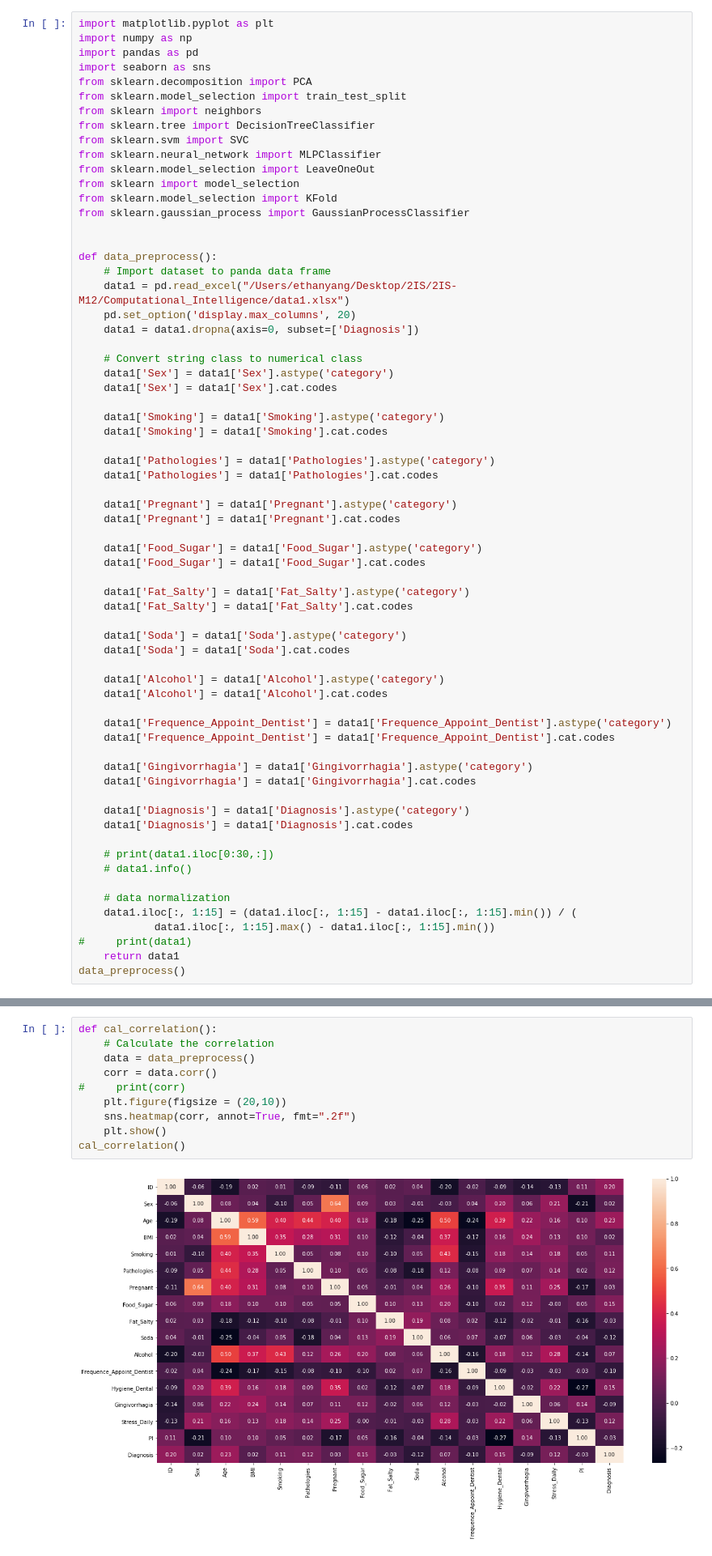
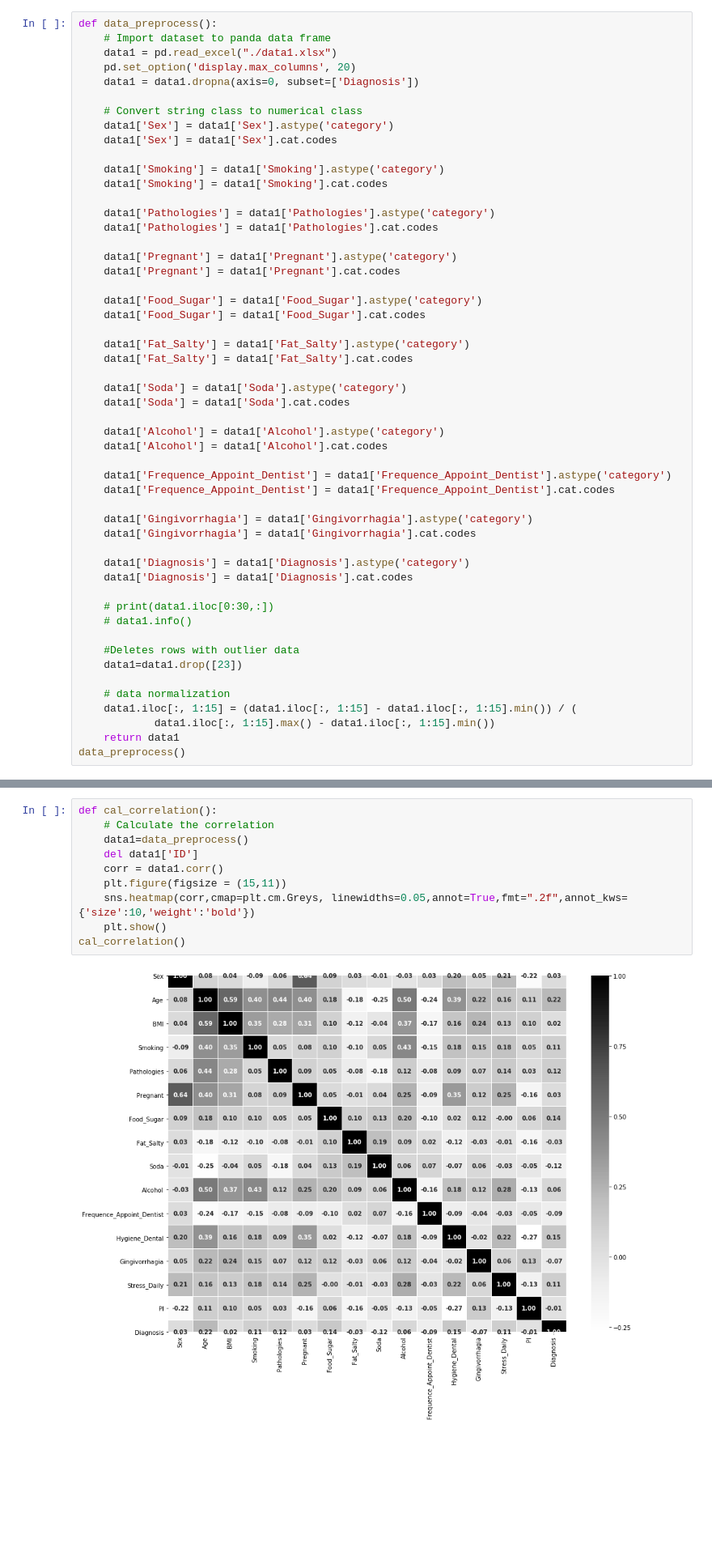
Before and after one commit to abbasumair-au/tooth-disease-prediction-CHU-data, a Jupyter notebook: Periodontitis_diagnise.ipynb, the cells around one changed output, grey strips where cells are left out. Shown: that part at 81% size. Cells and saved outputs as stored; diff of their text form; blank space fills up the shorter version.

```diff
--- a/Periodontitis_diagnise.ipynb
+++ b/Periodontitis_diagnise.ipynb
@@ -47,23 +98,7 @@ Diagnosis	'Gingivitis''Periodontitis''Healthy'
 # %%
-import matplotlib.pyplot as plt
-import numpy as np
-import pandas as pd
-import seaborn as sns
-from sklearn.decomposition import PCA
-from sklearn.model_selection import train_test_split
-from sklearn import neighbors
-from sklearn.tree import DecisionTreeClassifier
-from sklearn.svm import SVC
-from sklearn.neural_network import MLPClassifier
-from sklearn.model_selection import LeaveOneOut
-from sklearn import model_selection
-from sklearn.model_selection import KFold
-from sklearn.gaussian_process import GaussianProcessClassifier
-
-
 def data_preprocess():
     # Import dataset to panda data frame
-    data1 = pd.read_excel("/Users/ethanyang/Desktop/2IS/2IS-M12/Computational_Intelligence/data1.xlsx")
+    data1 = pd.read_excel("./data1.xlsx")
     pd.set_option('display.max_columns', 20)
     data1 = data1.dropna(axis=0, subset=['Diagnosis'])
 
@@ -104,10 +139,12 @@ def data_preprocess():
     # print(data1.iloc[0:30,:])
     # data1.info()
 
+    #Deletes rows with outlier data
+    data1=data1.drop([23])
+
     # data normalization
     data1.iloc[:, 1:15] = (data1.iloc[:, 1:15] - data1.iloc[:, 1:15].min()) / (
             data1.iloc[:, 1:15].max() - data1.iloc[:, 1:15].min())
-#     print(data1)
     return data1
 data_preprocess()
 # %% [output]
@@ -127,15 +164,15 @@ data_preprocess()
 # %%
 def cal_correlation():
     # Calculate the correlation
-    data = data_preprocess()
-    corr = data.corr()
-#     print(corr)
-    plt.figure(figsize = (20,10))
-    sns.heatmap(corr, annot=True, fmt=".2f")
+    data1=data_preprocess()
+    del data1['ID']
+    corr = data1.corr()
+    plt.figure(figsize = (15,11))
+    sns.heatmap(corr,cmap=plt.cm.Greys, linewidths=0.05,annot=True,fmt=".2f",annot_kws={'size':10,'weight':'bold'})
     plt.show()
 cal_correlation()
 # %% [output]
-[figure, old version]
+[figure, new version]
 # %%
 def data_select(i):
     data = data_preprocess()
```
Also changed, not shown: parts of 9 cells of this notebook.
